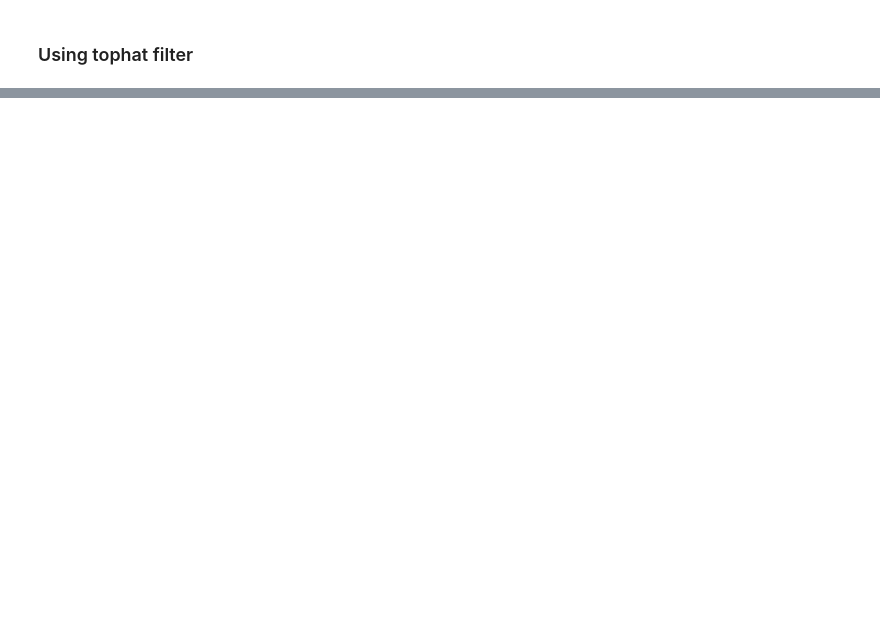
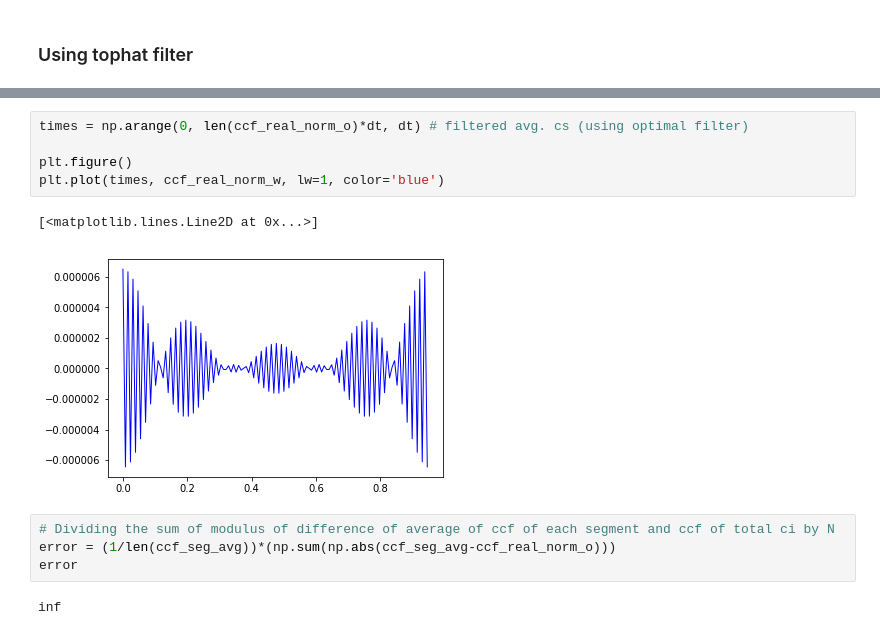
Before and after one commit to swapsha96/gsoc-learning, a Jupyter notebook: week3-4/Averaged Cross Spectrum.ipynb, the cells around one changed output, grey strips where cells are left out. Drawn from its saved outputs; the diff is of its cells as text; blank space fills up the shorter version.

```diff
--- a/week3-4/Averaged Cross Spectrum.ipynb
+++ b/week3-4/Averaged Cross Spectrum.ipynb
@@ -443,0 +553,14 @@ plt.plot(times, count_rate, lw=1, color='blue')
+# %%
+times = np.arange(0, len(ccf_real_norm_o)*dt, dt) # filtered avg. cs (using optimal filter)
+
+plt.figure()
+plt.plot(times, ccf_real_norm_w, lw=1, color='blue')
+# %% [output]
+[<matplotlib.lines.Line2D at 0x...>]
+[figure, added]
+# %%
+# Dividing the sum of modulus of difference of average of ccf of each segment and ccf of total ci by N
+error = (1/len(ccf_seg_avg))*(np.sum(np.abs(ccf_seg_avg-ccf_real_norm_o)))
+error
+# %% [output]
+inf
```
Also changed, not shown: parts of 21 cells of this notebook.
